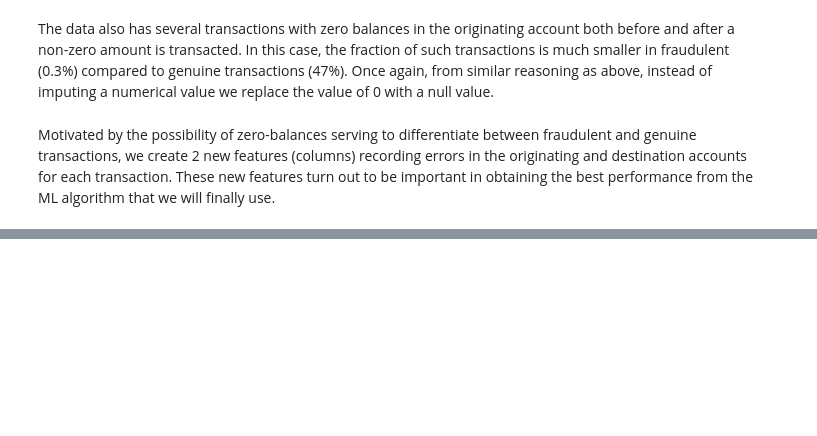
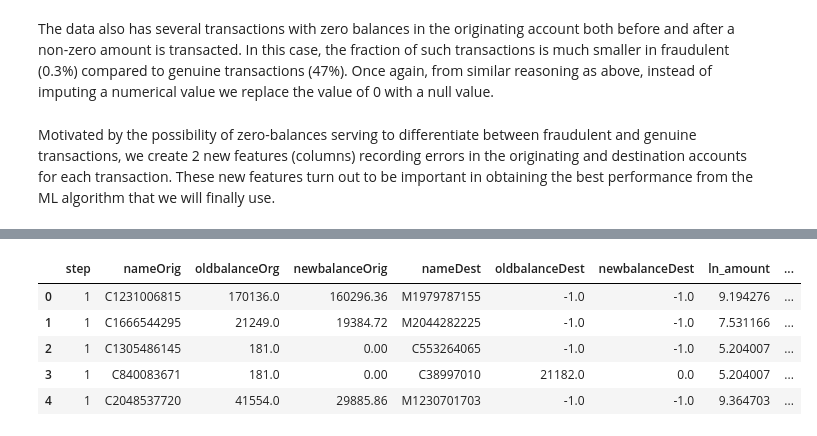
Before and after one commit to anujshr15/Online-Financial-Fraud-Detection, a Jupyter notebook: Online Financial Fraud Detection.ipynb, the cells around one changed output, grey strips where cells are left out. Saved outputs shown, nothing was run; the diff lists cells and outputs as text; code cells hidden in the pictures; blank space fills up the shorter version.

```diff
--- a/Online Financial Fraud Detection.ipynb
+++ b/Online Financial Fraud Detection.ipynb
@@ -363,0 +404,9 @@ X['errorbalanceDest'] = X.oldbalanceDest + X.amount - X.newbalanceDest
+# %%
+X.head()
+# %% [output]
+|  | step | nameOrig | oldbalanceOrg | newbalanceOrig | nameDest | oldbalanceDest | newbalanceDest | ln_amount | ... |
+| 0 | 1 | C1231006815 | 170136.0 | 160296.36 | M1979787155 | -1.0 | -1.0 | 9.194276 | ... |
+| 1 | 1 | C1666544295 | 21249.0 | 19384.72 | M2044282225 | -1.0 | -1.0 | 7.531166 | ... |
+| 2 | 1 | C1305486145 | 181.0 | 0.00 | C553264065 | -1.0 | -1.0 | 5.204007 | ... |
+| 3 | 1 | C840083671 | 181.0 | 0.00 | C38997010 | 21182.0 | 0.0 | 5.204007 | ... |
+| 4 | 1 | C2048537720 | 41554.0 | 29885.86 | M1230701703 | -1.0 | -1.0 | 9.364703 | ... |
```
Also changed, not shown: parts of 56 cells of this notebook.
